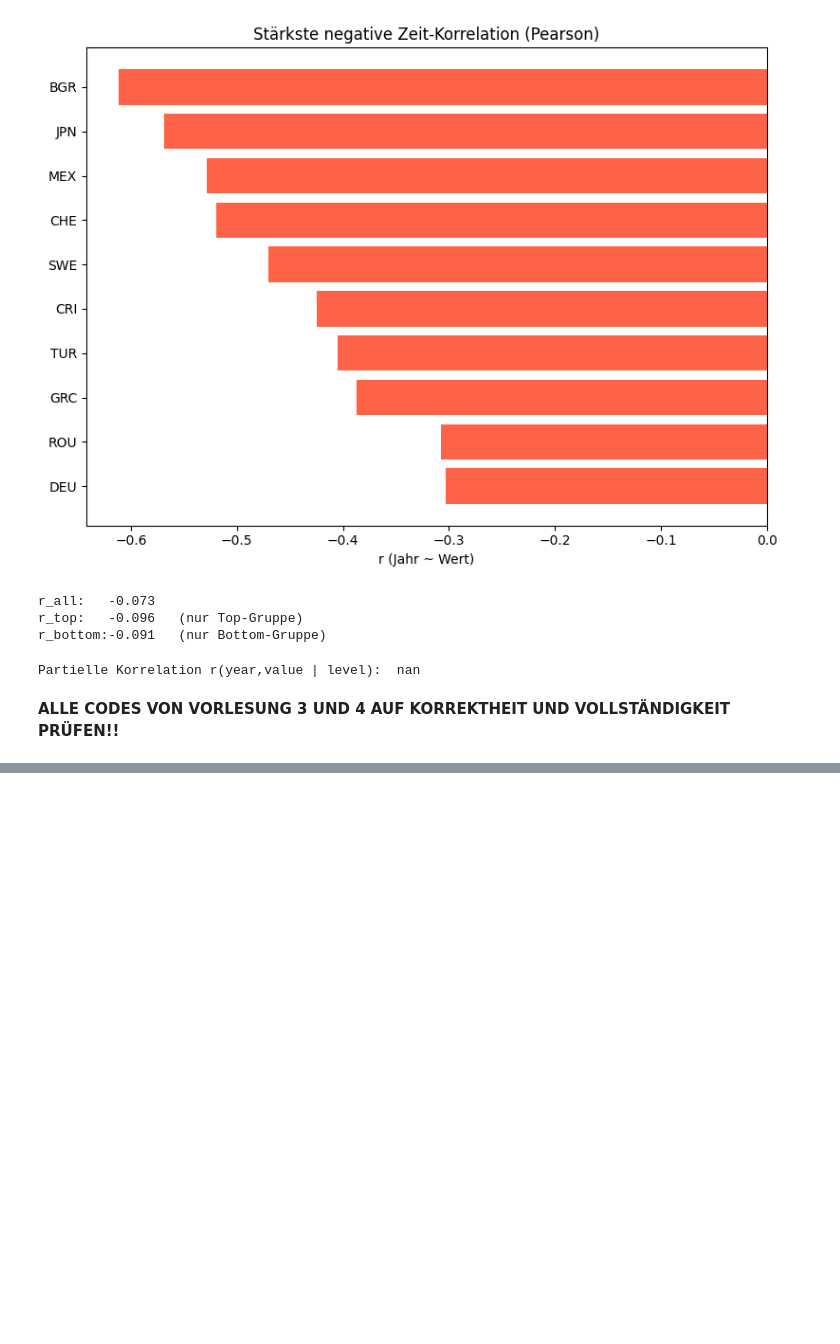
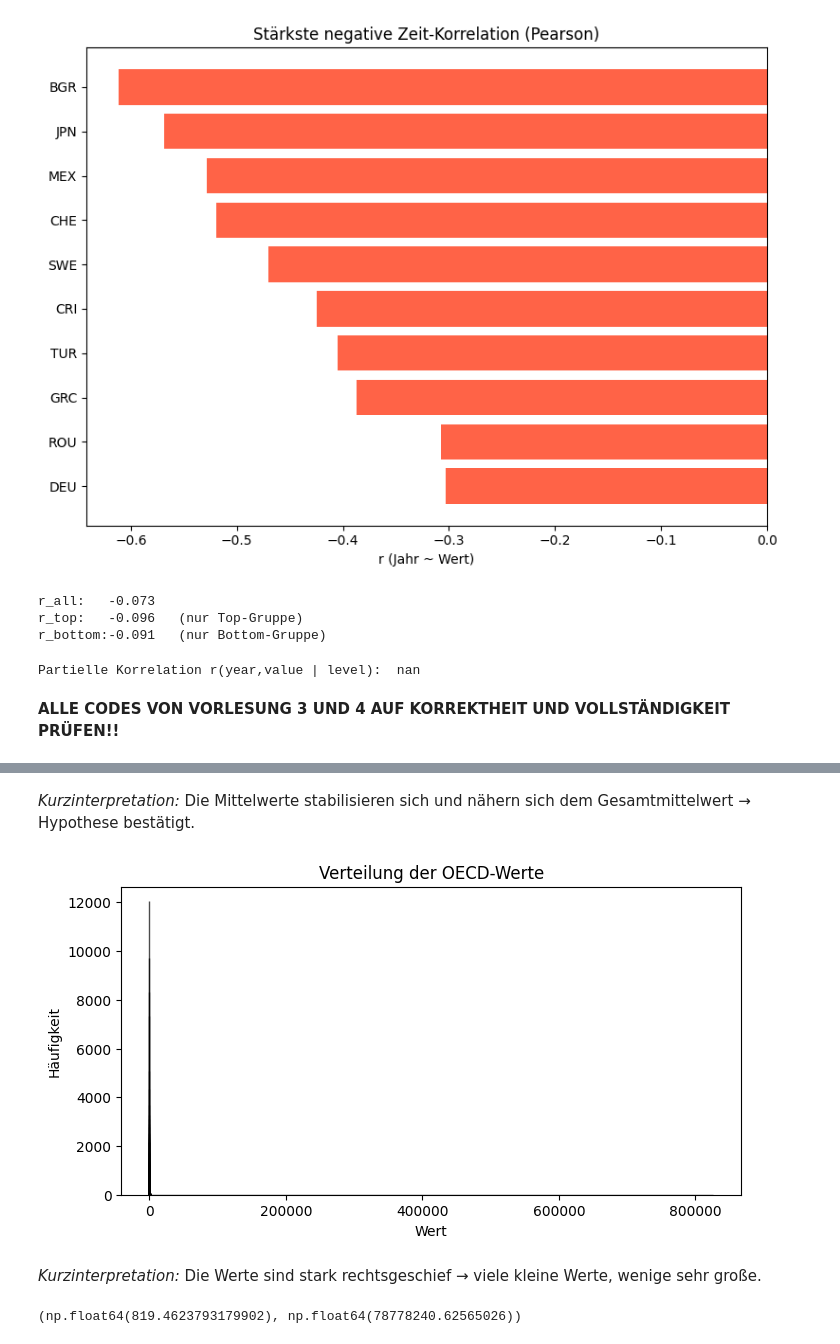
Before and after one commit to flurinasophie/OECD_WellBeing, a Jupyter notebook: 01eda.ipynb, the cells around one changed output, grey strips where cells are left out. Drawn from its saved outputs; the diff is of its cells as text; code cells hidden in the pictures; blank space fills up the shorter version.

```diff
--- a/01eda.ipynb
+++ b/01eda.ipynb
@@ -741,0 +770,22 @@ Partielle Korrelation r(year,value | level):  nan
+# %% [markdown]
+*Kurzinterpretation:*
+Die Mittelwerte stabilisieren sich und nähern sich dem Gesamtmittelwert → Hypothese bestätigt.
+# %%
+# Verteilung der realen Werte: Darstellung der Form der Verteilung zur Einschätzung von Schiefe und Ausreißern.
+
+plt.figure(figsize=(8,4))
+plt.hist(s, bins="fd", edgecolor="black", alpha=0.7)
+plt.xlabel("Wert")
+plt.ylabel("Häufigkeit")
+plt.title("Verteilung der OECD-Werte")
+plt.show()
+# %% [output]
+[figure, added]
+# %% [markdown]
+*Kurzinterpretation:* Die Werte sind stark rechtsgeschief → viele kleine Werte, wenige sehr große.
+# %%
+# Mittelwert vs. Varianz: Vergleich zur Einschätzung einer möglichen Poisson-Struktur.
+
+s.mean(), s.var()
+# %% [output]
+(np.float64(819.4623793179902), np.float64(78778240.62565026))
```
Also changed, not shown: parts of 42 cells of this notebook.
